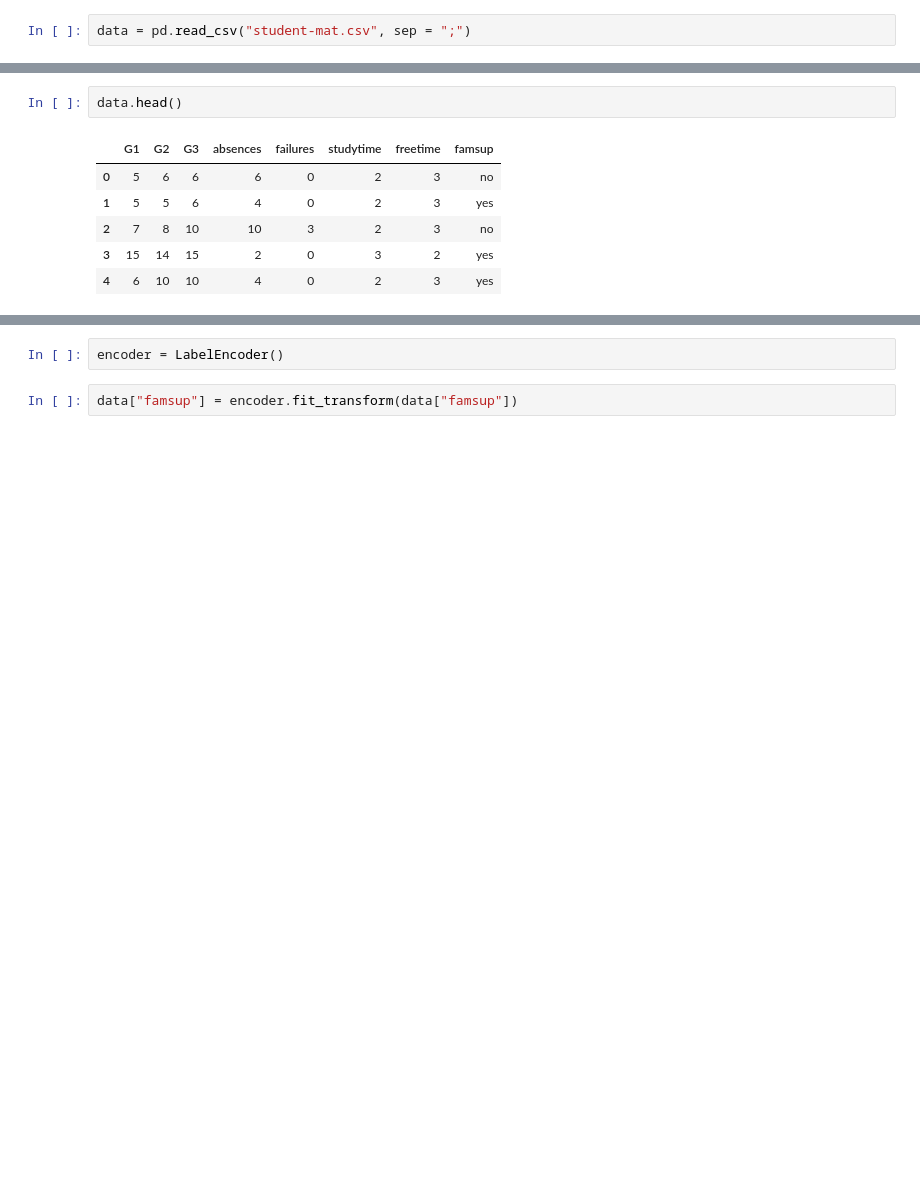
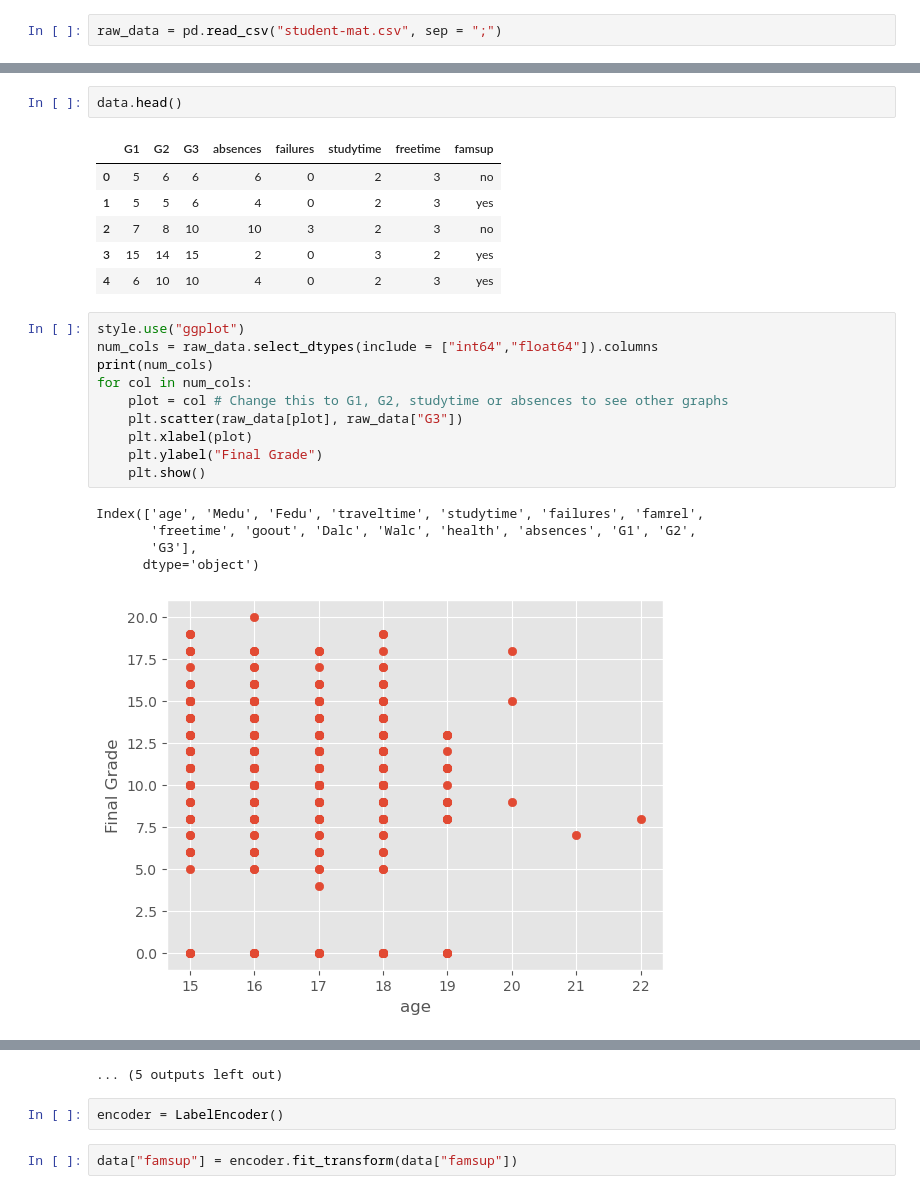
Before and after one commit to imravi757/Student-Performance-Prediction, a Jupyter notebook: Student Performance Prediction.ipynb, the cells around one changed output, grey strips where cells are left out. Drawn from its saved outputs; the diff is of its cells as text; blank space fills up the shorter version.

```diff
--- a/Student Performance Prediction.ipynb
+++ b/Student Performance Prediction.ipynb
@@ -10,5 +12,5 @@ from sklearn.model_selection import train_test_split
 from sklearn.preprocessing import LabelEncoder
 %matplotlib inline
 # %%
-data = pd.read_csv("student-mat.csv", sep = ";")
+raw_data = pd.read_csv("student-mat.csv", sep = ";")
 # %%
@@ -32,3 +34,19 @@ data.head()
 | 2 | 7 | 8 | 10 | 10 | 3 | 2 | 3 | no |
 | 3 | 15 | 14 | 15 | 2 | 0 | 3 | 2 | yes |
 | 4 | 6 | 10 | 10 | 4 | 0 | 2 | 3 | yes |
+# %%
+style.use("ggplot")
+num_cols = raw_data.select_dtypes(include = ["int64","float64"]).columns
+print(num_cols)
+for col in num_cols:
+    plot = col # Change this to G1, G2, studytime or absences to see other graphs
+    plt.scatter(raw_data[plot], raw_data["G3"])
+    plt.xlabel(plot)
+    plt.ylabel("Final Grade")
+    plt.show()
+# %% [output]
+Index(['age', 'Medu', 'Fedu', 'traveltime', 'studytime', 'failures', 'famrel',
+       'freetime', 'goout', 'Dalc', 'Walc', 'health', 'absences', 'G1', 'G2',
+       'G3'],
+      dtype='object')
+[figure, added]
@@ -35,3 +63,4 @@ data.head()
+... (5 outputs left out)
 # %%
 encoder = LabelEncoder()
 # %%
```
Also changed, not shown: parts of 16 cells of this notebook, 2 other files.
